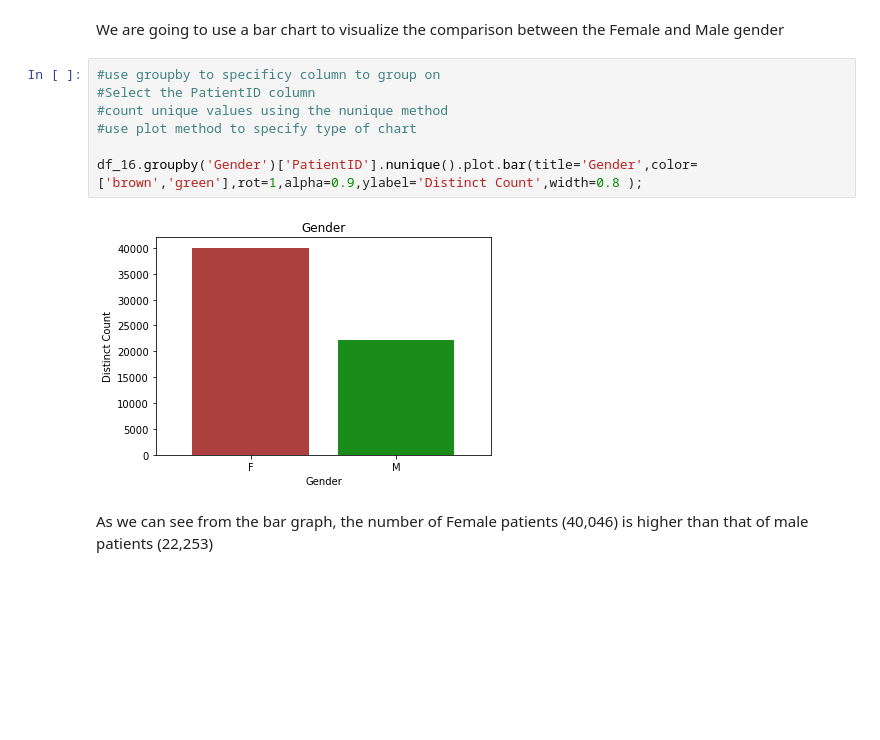
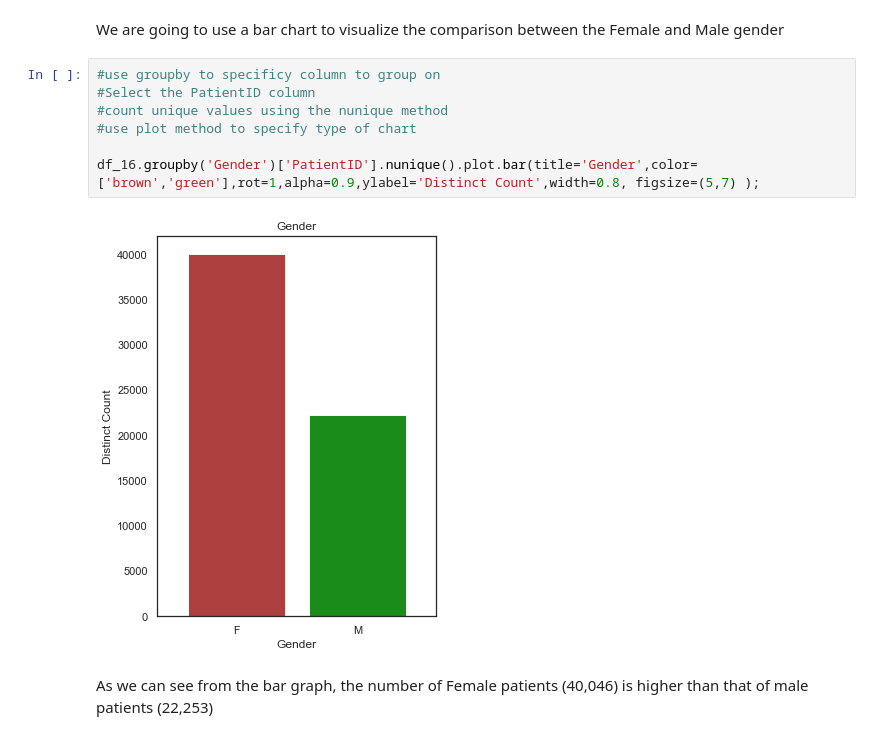
Before and after one commit to zadmainda/-No-Show-DataAnalysis, a Jupyter notebook: appointment No Shows Data Analysis.ipynb, the cells around one changed output. Drawn from its saved outputs; the diff is of its cells as text; blank space fills up the shorter version.

```diff
--- a/appointment No Shows Data Analysis.ipynb
+++ b/appointment No Shows Data Analysis.ipynb
@@ -400,12 +401,12 @@ We are going to use a bar chart to visualize the comparison between the Female a
 # %%
 #use groupby to specificy column to group on
 #Select the PatientID column
 #count unique values using the nunique method
 #use plot method to specify type of chart
 
-df_16.groupby('Gender')['PatientID'].nunique().plot.bar(title='Gender',color=['brown','green'],rot=1,alpha=0.9,ylabel='Distinct Count',width=0.8 );
+df_16.groupby('Gender')['PatientID'].nunique().plot.bar(title='Gender',color=['brown','green'],rot=1,alpha=0.9,ylabel='Distinct Count',width=0.8, figsize=(5,7) );
 # %% [output]
-[figure, old version]
+[figure, new version]
 # %% [markdown]
 As we can see from the bar graph, the number of Female patients (40,046) is higher than that of male patients (22,253)
 # %% [markdown]
```
Also changed, not shown: parts of 20 cells of this notebook.
